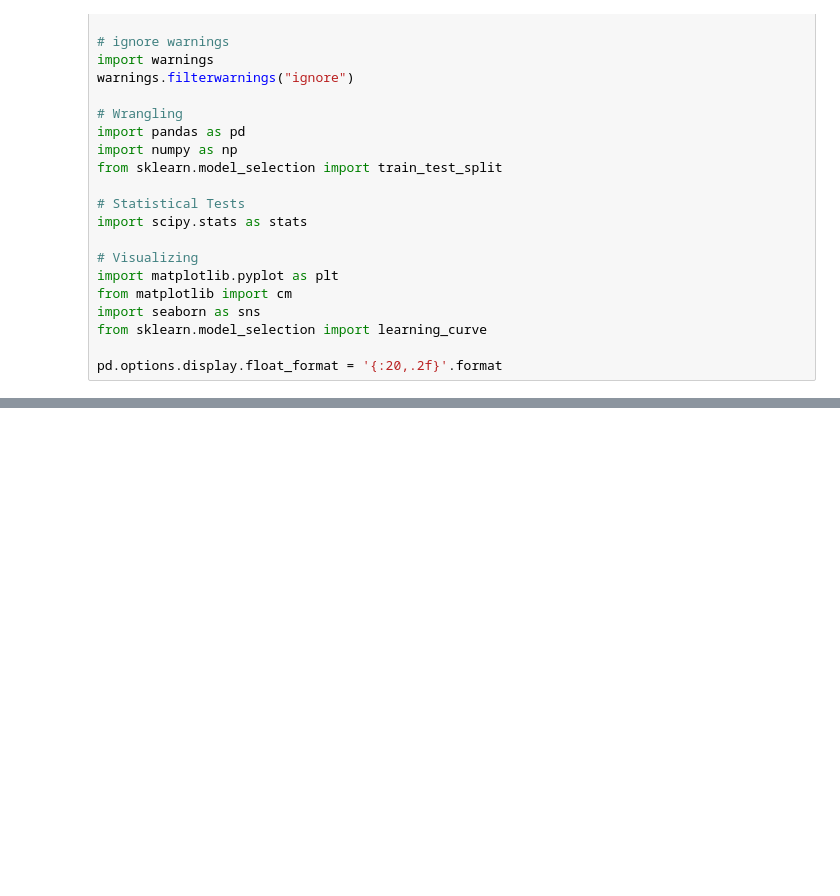
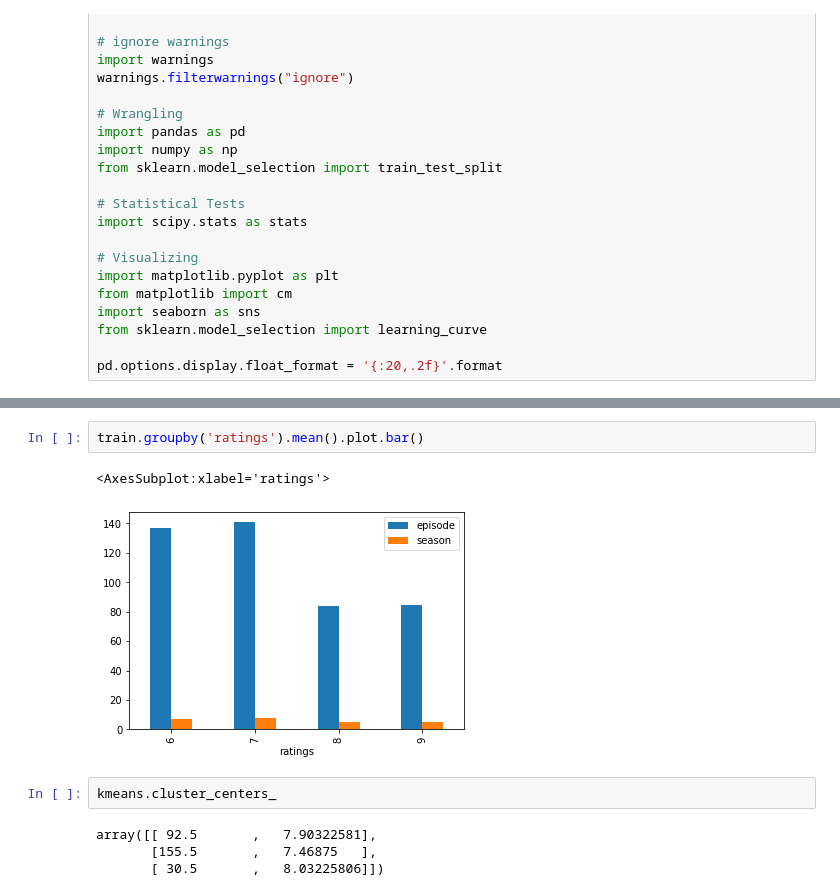
Before and after one commit to jamesallen0351/the_office, a Jupyter notebook: office_scratchpad.ipynb, the cells around one changed output, grey strips where cells are left out. Cells and saved outputs as stored; diff of their text form; blank space fills up the shorter version.

```diff
--- a/office_scratchpad.ipynb
+++ b/office_scratchpad.ipynb
@@ -456,0 +485,11 @@ plt.show()
+# %%
+train.groupby('ratings').mean().plot.bar()
+# %% [output]
+<AxesSubplot:xlabel='ratings'>
+[figure, added]
+# %%
+kmeans.cluster_centers_
+# %% [output]
+array([[ 92.5       ,   7.90322581],
+       [155.5       ,   7.46875   ],
+       [ 30.5       ,   8.03225806]])
```
Also changed, not shown: parts of 57 cells of this notebook.
